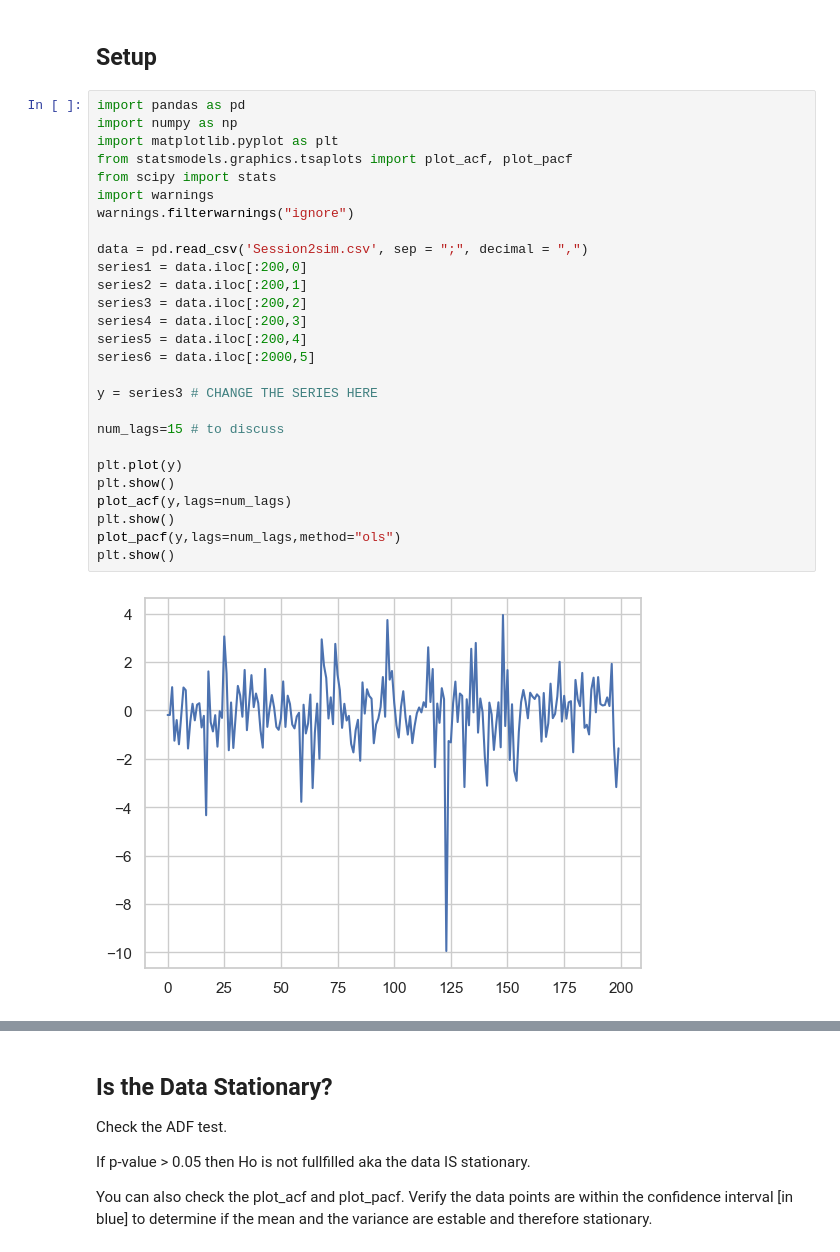
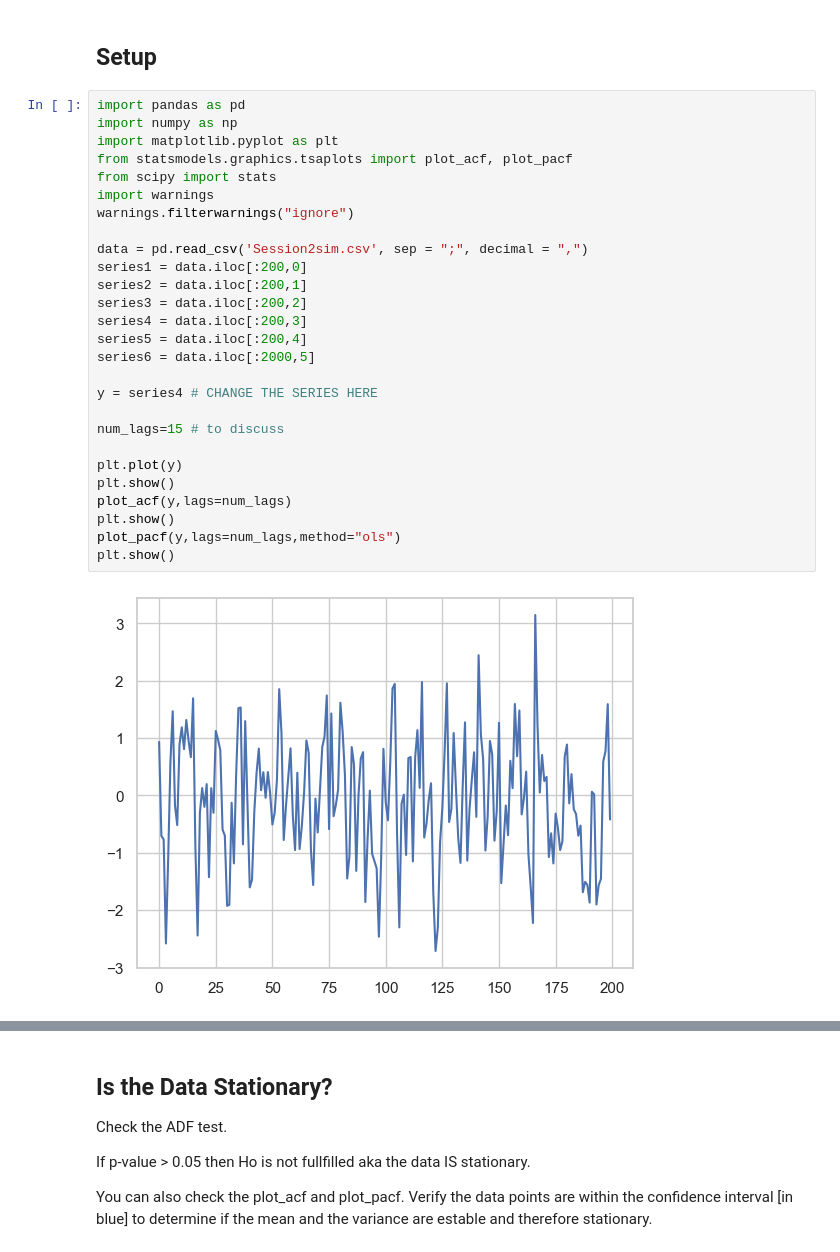
Before and after one commit to nerealegui/Operations_Management, a Jupyter notebook: Analysis_Time_Series.ipynb, the cells around one changed output, grey strips where cells are left out. Saved outputs shown, nothing was run; the diff lists cells and outputs as text.

```diff
--- a/Analysis_Time_Series.ipynb
+++ b/Analysis_Time_Series.ipynb
@@ -9,29 +9,29 @@
 # %%
 import pandas as pd
 import numpy as np
 import matplotlib.pyplot as plt
 from statsmodels.graphics.tsaplots import plot_acf, plot_pacf
 from scipy import stats
 import warnings
 warnings.filterwarnings("ignore")
 
 data = pd.read_csv('Session2sim.csv', sep = ";", decimal = ",")
 series1 = data.iloc[:200,0]
 series2 = data.iloc[:200,1]
 series3 = data.iloc[:200,2]
 series4 = data.iloc[:200,3]
 series5 = data.iloc[:200,4]
 series6 = data.iloc[:2000,5]
 
-y = series3 # CHANGE THE SERIES HERE
+y = series4 # CHANGE THE SERIES HERE
 
 num_lags=15 # to discuss
 
 plt.plot(y)
 plt.show()
 plot_acf(y,lags=num_lags)
 plt.show()
 plot_pacf(y,lags=num_lags,method="ols")
 plt.show()
 # %% [output]
-[figure, old version]
+[figure, new version]
```
Also changed, not shown: parts of 11 cells of this notebook.
